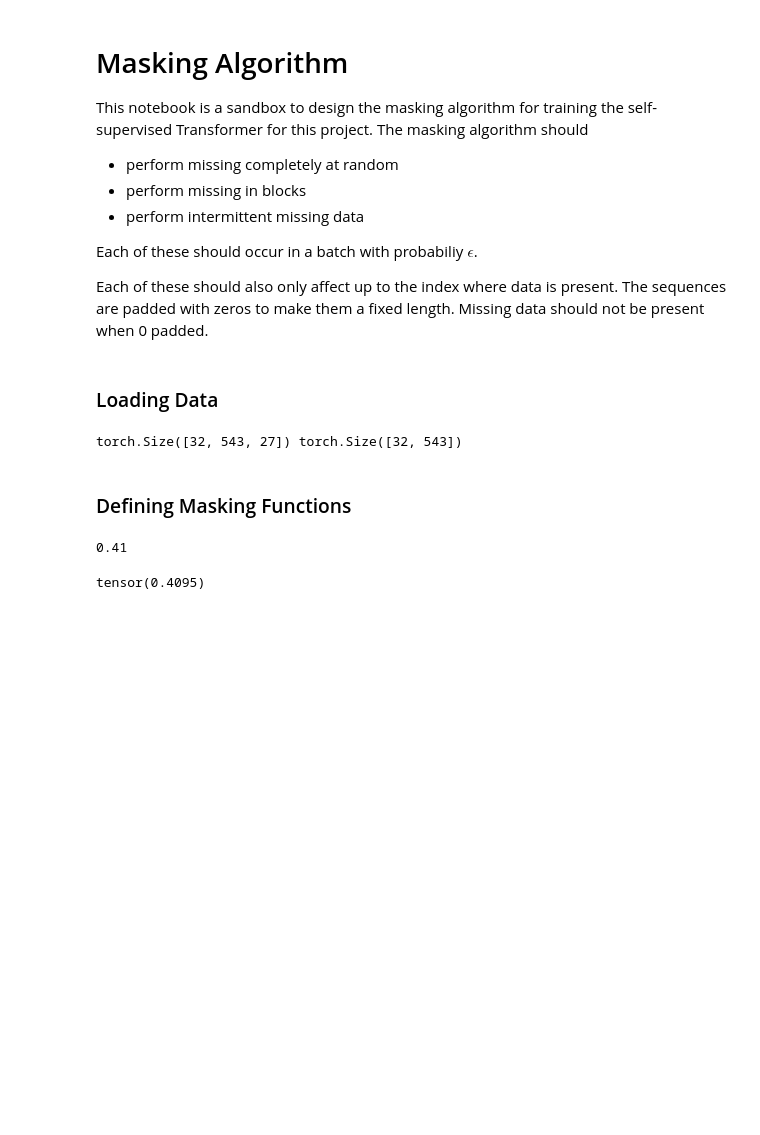
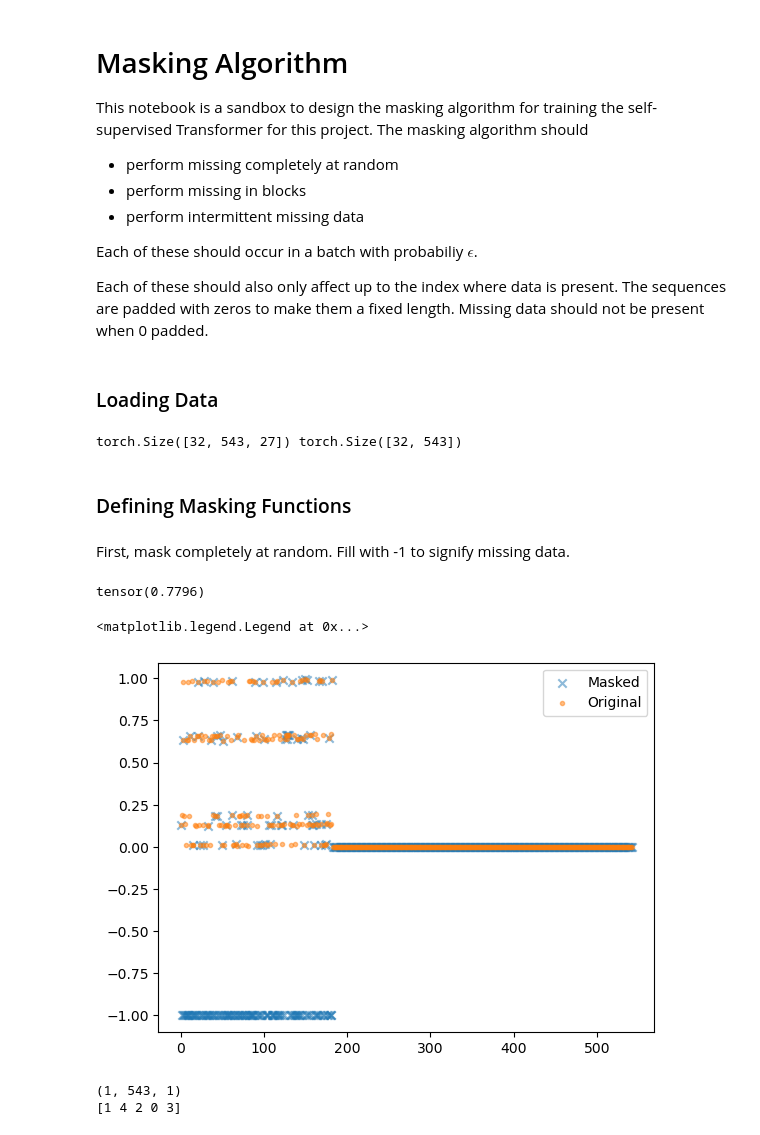
Before and after one commit to acoursey3/transimputer-prognostics, a Jupyter notebook: code/Masking Algorithm.ipynb, the cells around one changed output. Drawn from its saved outputs; the diff is of its cells as text; code cells hidden in the pictures; blank space fills up the shorter version.

```diff
--- a/code/Masking Algorithm.ipynb
+++ b/code/Masking Algorithm.ipynb
@@ -29,16 +29,26 @@ print(ex_X.shape, ex_y.shape)
 torch.Size([32, 543, 27]) torch.Size([32, 543])
 # %% [markdown]
 ### Defining Masking Functions
+# %% [markdown]
+First, mask completely at random. Fill with -1 to signify missing data.
 # %%
 def mask_random(batched_data):
+    masked = batched_data.clone()
     percent_missing = np.random.randint(30, 60) / 100
-    flat = batched_data.flatten(0)
-    mask = torch.FloatTensor(flat.shape[0]).uniform_() > percent_missing
-    masked = flat * mask.int().double()
-    return masked.reshape(batched_data.shape)
+    random_mask = (torch.FloatTensor(masked.shape).uniform_() > percent_missing)
+
+    masked[random_mask] *= -1
+    masked[masked < 0] = -1
+    return masked
 # %%
 masked = mask_random(ex_X)
 (torch.sum(masked.flatten(0) != -1)) / masked.flatten(0).shape[0]
 # %% [output]
-0.41
+tensor(0.7796)
-tensor(0.4095)
+# %%
+plt.scatter(range(543), masked[0][:,6], label='Masked', alpha=0.5, marker="x")
+plt.scatter(range(543), ex_X[0][:,6], label='Original', alpha=0.5, marker=".")
+plt.legend()
+# %% [output]
+<matplotlib.legend.Legend at 0x...>
+[figure, added]
@@ -44,0 +66,5 @@ tensor(0.4095)
+# %%
+masked = mask_intermittently(ex_X)
+# %% [output]
+(1, 543, 1)
+[1 4 2 0 3]
```
Also changed, not shown: parts of 4 cells of this notebook.
